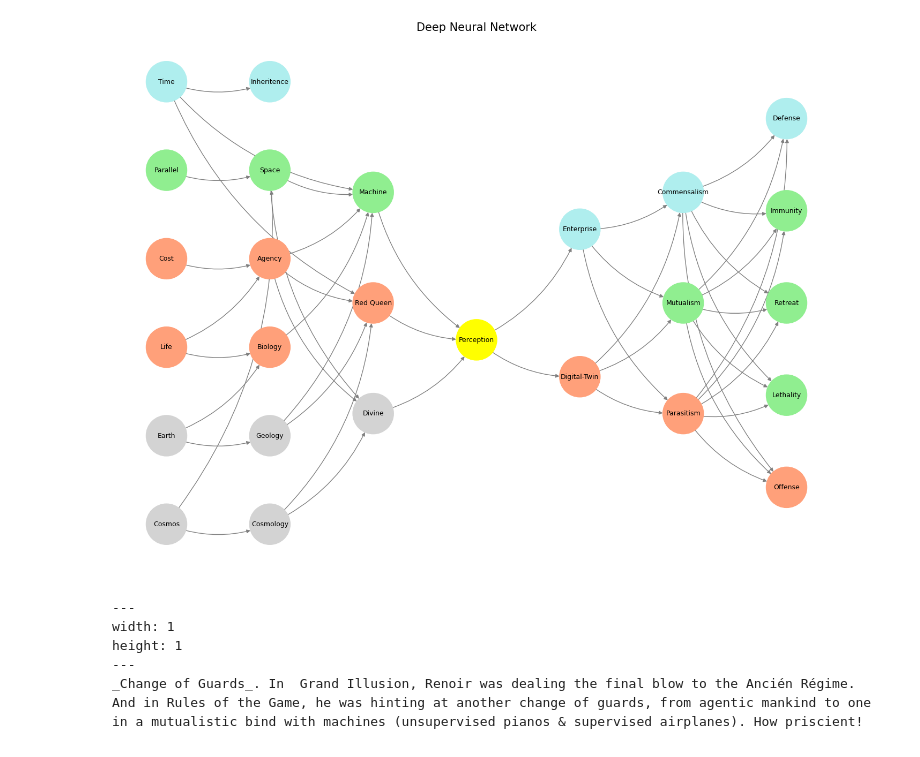
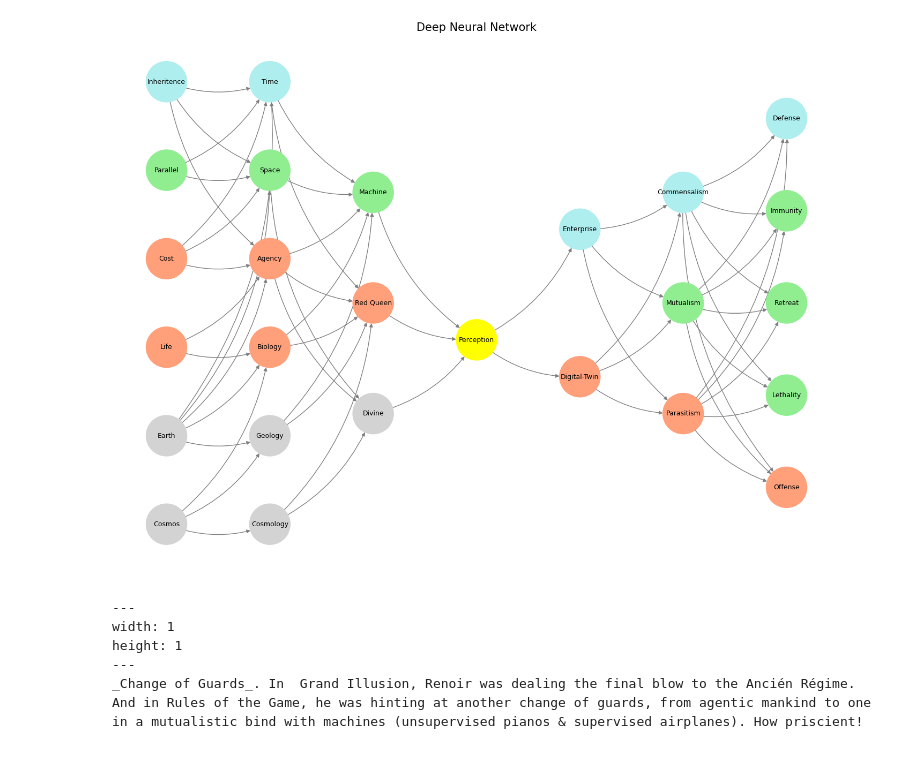
Before and after one commit to abikesa/microsoft, a Jupyter notebook: kitabo/ensi/_build/jupyter_execute/act2/chapter3.ipynb, the cells around one changed output. Drawn from its saved outputs; the diff is of its cells as text; code cells hidden in the pictures.

```diff
--- a/kitabo/ensi/_build/jupyter_execute/act2/chapter3.ipynb
+++ b/kitabo/ensi/_build/jupyter_execute/act2/chapter3.ipynb
@@ -43,8 +43,8 @@ import networkx as nx
 # Define the neural network structure
 def define_layers():
     return {
-        'World': ['Cosmos', 'Earth', 'Life', 'Cost', 'Parallel', 'Time'],
-        'Framework': ['Cosmology', 'Geology', 'Biology', 'Agency', 'Space', 'Inheritence'],
+        'World': ['Cosmos', 'Earth', 'Life', 'Cost', 'Parallel', 'Inheritence'],
+        'Framework': ['Cosmology', 'Geology', 'Biology', 'Agency', 'Space', 'Time'],
         'Meta': ['Divine', 'Red Queen', 'Machine'],
         'Perception': ['Perception'],
         'Agency': ['Digital-Twin', 'Enterprise'],
@@ -56,7 +56,7 @@ def define_layers():
 def assign_colors():
     color_map = {
         'yellow': ['Perception'],
-        'paleturquoise': ['Time', 'Inheritence', 'Enterprise', 'Commensalism', 'Defense'],
+        'paleturquoise': ['Inheritence', 'Time', 'Enterprise', 'Commensalism', 'Defense'],
         'lightgreen': ['Parallel', 'Machine', 'Mutualism', 'Immunity', 'Retreat', 'Lethality', 'Space'],
         'lightsalmon': [
             'Cost', 'Life', 'Digital-Twin',
@@ -69,22 +69,27 @@ def assign_colors():
 def define_connections():
     return {
         'World': {
-            'Cosmos': ['Cosmology', 'Space'],
-            'Earth': ['Geology', 'Biology'],
+            'Cosmos': ['Cosmology', 'Geology', 'Biology'],
+            'Earth': ['Geology', 'Biology', 'Agency', 'Space', 'Time'],
             'Life': ['Biology', 'Agency'],
-            'Cost': ['Agency', 'Time'],
-            'Parallel': ['Space', 'Time'],
-            'Time': ['Inheritence', 'Machine']
+            'Cost': ['Agency', 'Inheritence', 'Space', 'Time'],
+            'Parallel': ['Space', 'Inheritence', 'Time'],
+            'Inheritence': ['Time', 'Machine', 'Space', 'Agency']
         },
         'Framework': {
             'Cosmology': ['Divine', 'Red Queen'],
             'Geology': ['Red Queen', 'Machine'],
-            'Biology': ['Machine', 'Agency'],
+            'Biology': ['Machine', 'Agency', 'Red Queen'],
             'Agency': ['Divine', 'Red Queen', 'Machine'],
             'Space': ['Divine', 'Machine'],
             'Time': ['Machine', 'Red Queen']
         },
-        # Other layers can default to fully connected
+        'Meta': {
+            'Divine': ['Perception'],
+            'Red Queen': ['Perception'],
+            'Machine': ['Perception']
+        },
+        # Other layers default to fully connected if not specified
     }
 
 # Calculate positions for nodes
@@ -111,34 +116,34 @@ def visualize_nn():
 
     # Add edges based on controlled connections
     layer_names = list(layers.keys())
     for i in range(len(layer_names) - 1):
         source_layer, target_layer = layer_names[i], layer_names[i + 1]
         if source_layer in connections:
             for source, targets in connections[source_layer].items():
                 for target in targets:
                     if target in layers[target_layer]:
                         G.add_edge(source, target)
         else:  # Fully connect layers without specific connection rules
             for source in layers[source_layer]:
                 for target in layers[target_layer]:
                     G.add_edge(source, target)
 
     # Ensure node_colors matches the number of nodes in the graph
     node_colors = [colors.get(node, 'lightgray') for node in G.nodes]
 
     # Draw the graph
     plt.figure(figsize=(14, 10))
     nx.draw(
         G, pos, with_labels=True, node_color=node_colors, edge_color='gray',
         node_size=3000, font_size=9, connectionstyle="arc3,rad=0.2"
     )
     plt.title("Deep Neural Network", fontsize=15)
     plt.show()
 
 # Run the visualization
 visualize_nn()
 # %% [output]
-[figure, old version]
+[figure, new version]
 # %% [markdown]
 
 
```
Also changed, not shown: 8 other files.
